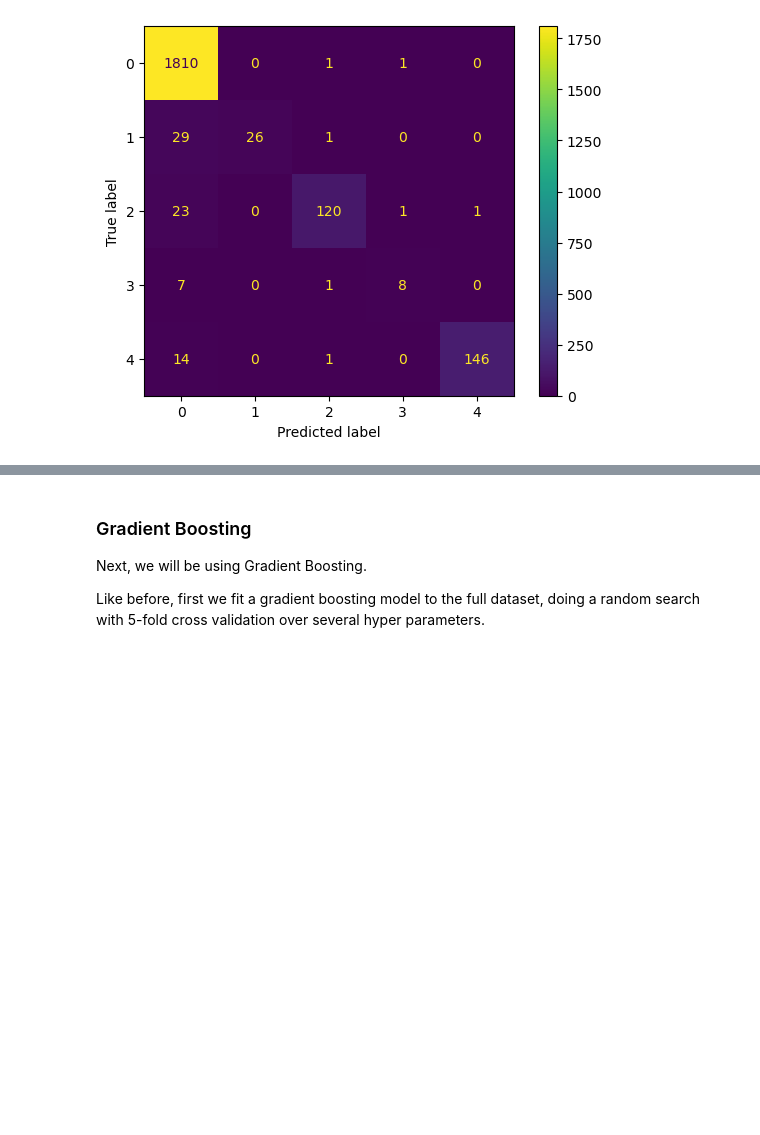
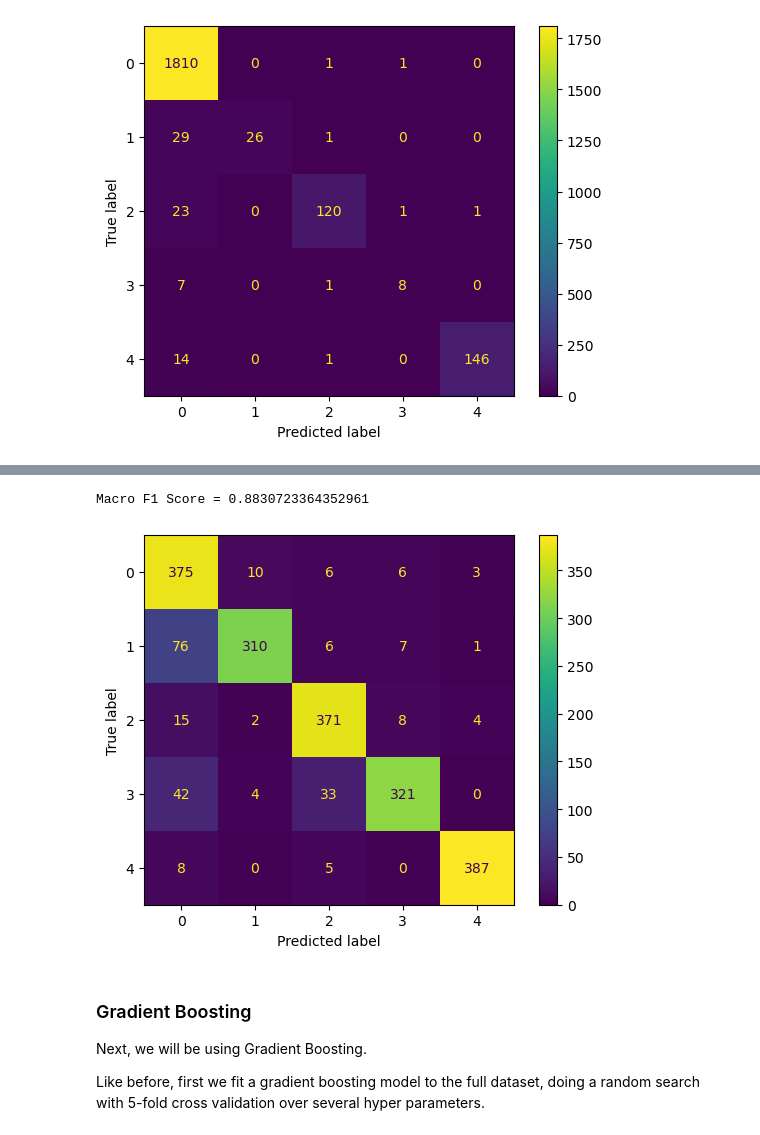
Before and after one commit to Chiuchiyin/DTSA5509-Final-Project, a Jupyter notebook: Heart Beat ECG Analysis and Classification.ipynb, the cells around one changed output, grey strips where cells are left out. Drawn from its saved outputs; the diff is of its cells as text; code cells hidden in the pictures; blank space fills up the shorter version.

```diff
--- a/Heart Beat ECG Analysis and Classification.ipynb
+++ b/Heart Beat ECG Analysis and Classification.ipynb
@@ -466,3 +612,8 @@ Macro F1 Score = 0.8138957027712237
+# %%
+make_confusion_matrix(rf_balanced_filtered, X_test_balanced_filtered, y_test_balanced)
+# %% [output]
+Macro F1 Score = 0.8830723364352961
+[figure, added]
 # %% [markdown]
 ### Gradient Boosting
 Next, we will be using Gradient Boosting.
```
Also changed, not shown: parts of 32 cells of this notebook.
